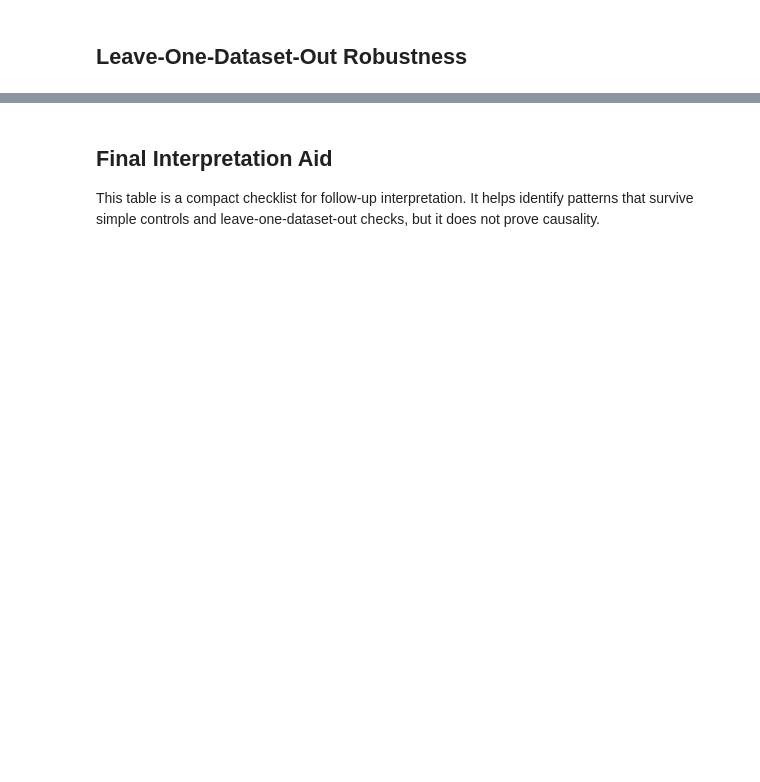
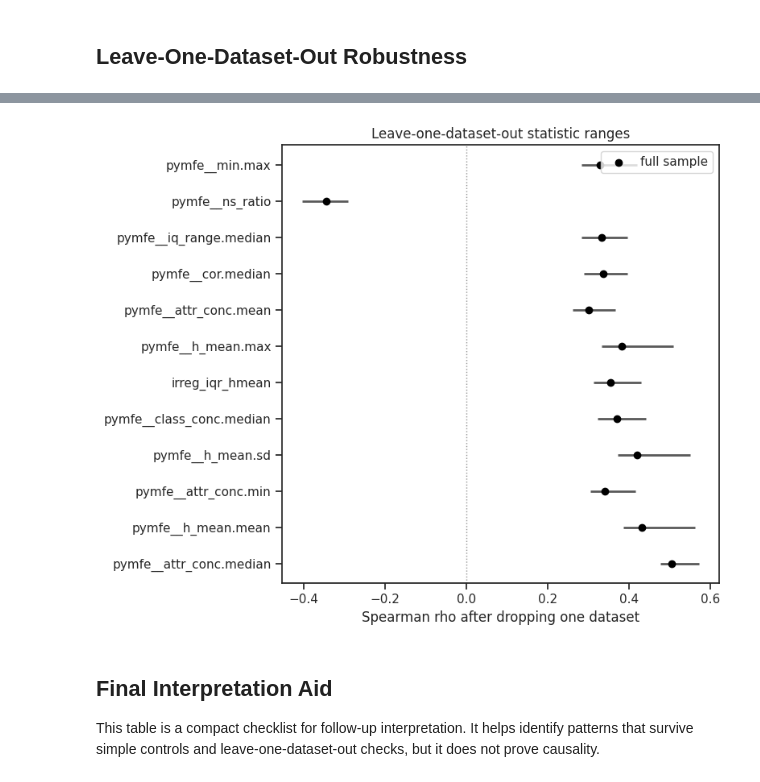
Before and after one commit to m-herre/meta-feature-analysis, a Jupyter notebook: notebooks/05_followup_after_univariate.ipynb, the cells around one changed output, grey strips where cells are left out. Cells and saved outputs as stored; diff of their text form; code cells hidden in the pictures; blank space fills up the shorter version.

```diff
--- a/notebooks/05_followup_after_univariate.ipynb
+++ b/notebooks/05_followup_after_univariate.ipynb
@@ -431,8 +612,14 @@ display(regression_results[regression_cols] if not regression_results.empty else
 ## Leave-One-Dataset-Out Robustness
 # %%
 def _safe_spearman(frame: pd.DataFrame, predictor: str) -> tuple[float, int]:
-    subset = frame[[predictor, "delta_norm"]].replace([np.inf, -np.inf], np.nan).dropna()
-    if len(subset) < 3 or subset[predictor].nunique() < 2 or subset["delta_norm"].nunique() < 2:
+    subset = (
+        frame[[predictor, "delta_norm"]].replace([np.inf, -np.inf], np.nan).dropna()
+    )
+    if (
+        len(subset) < 3
+        or subset[predictor].nunique() < 2
+        or subset["delta_norm"].nunique() < 2
+    ):
         return np.nan, int(len(subset))
     statistic, _ = spearmanr(subset[predictor], subset["delta_norm"])
     return float(statistic), int(len(subset))
@@ -440,7 +627,11 @@ def _safe_spearman(frame: pd.DataFrame, predictor: str) -> tuple[float, int]:
 
 lodo_rows = []
 lodo_detail_rows = []
-dataset_values = sorted(analysis_comp["dataset"].dropna().unique()) if "dataset" in analysis_comp.columns else []
+dataset_values = (
+    sorted(analysis_comp["dataset"].dropna().unique())
+    if "dataset" in analysis_comp.columns
+    else []
+)
 
 for predictor in selected_predictors:
     full_statistic, full_n = _safe_spearman(analysis_comp, predictor)
@@ -453,14 +644,22 @@ for predictor in selected_predictors:
                 "dropped_dataset": dataset,
                 "statistic": loo_statistic,
                 "n_observations": loo_n,
-                "abs_change": abs(loo_statistic - full_statistic)
-                if pd.notna(loo_statistic) and pd.notna(full_statistic)
-                else np.nan,
+                "abs_change": (
+                    abs(loo_statistic - full_statistic)
+                    if pd.notna(loo_statistic) and pd.notna(full_statistic)
+                    else np.nan
+                ),
             }
         )
 
-    predictor_detail = pd.DataFrame([row for row in lodo_detail_rows if row["predictor"] == predictor])
-    valid_stats = predictor_detail["statistic"].dropna() if not predictor_detail.empty else pd.Series(dtype=float)
+    predictor_detail = pd.DataFrame(
+        [row for row in lodo_detail_rows if row["predictor"] == predictor]
+    )
+    valid_stats = (
+        predictor_detail["statistic"].dropna()
+        if not predictor_detail.empty
+        else pd.Series(dtype=float)
+    )
     full_sign = np.sign(full_statistic) if pd.notna(full_statistic) else np.nan
     if valid_stats.empty or pd.isna(full_sign) or full_sign == 0:
         same_sign_share = np.nan
@@ -470,7 +669,9 @@ for predictor in selected_predictors:
     if predictor_detail.empty or predictor_detail["abs_change"].dropna().empty:
         most_influential = None
     else:
-        most_influential = predictor_detail.sort_values("abs_change", ascending=False).iloc[0]["dropped_dataset"]
+        most_influential = predictor_detail.sort_values(
+            "abs_change", ascending=False
+        ).iloc[0]["dropped_dataset"]
 
     lodo_rows.append(
         {
@@ -495,8 +696,16 @@ else:
     fig_height = max(3, 0.42 * len(plot_df) + 1.5)
     fig, ax = plt.subplots(figsize=(8, fig_height))
     y_positions = np.arange(len(plot_df))
-    ax.hlines(y_positions, plot_df["loo_min"], plot_df["loo_max"], color="0.35", linewidth=2)
-    ax.scatter(plot_df["full_statistic"], y_positions, color="black", zorder=3, label="full sample")
+    ax.hlines(
+        y_positions, plot_df["loo_min"], plot_df["loo_max"], color="0.35", linewidth=2
+    )
+    ax.scatter(
+        plot_df["full_statistic"],
+        y_positions,
+        color="black",
+        zorder=3,
+        label="full sample",
+    )
     ax.axvline(0, color="0.6", linestyle=":", linewidth=1)
     ax.set_yticks(y_positions)
     ax.set_yticklabels(plot_df["predictor"])
@@ -504,3 +713,4 @@ else:
     ax.set_title("Leave-one-dataset-out statistic ranges")
     ax.legend(loc="best")
     fig.tight_layout()
+# %% [output]
@@ -507,3 +730,4 @@ else:
+[figure, added]
 # %% [markdown]
 ## Final Interpretation Aid
 
```
Also changed, not shown: parts of 9 cells of this notebook, 1 other file.
